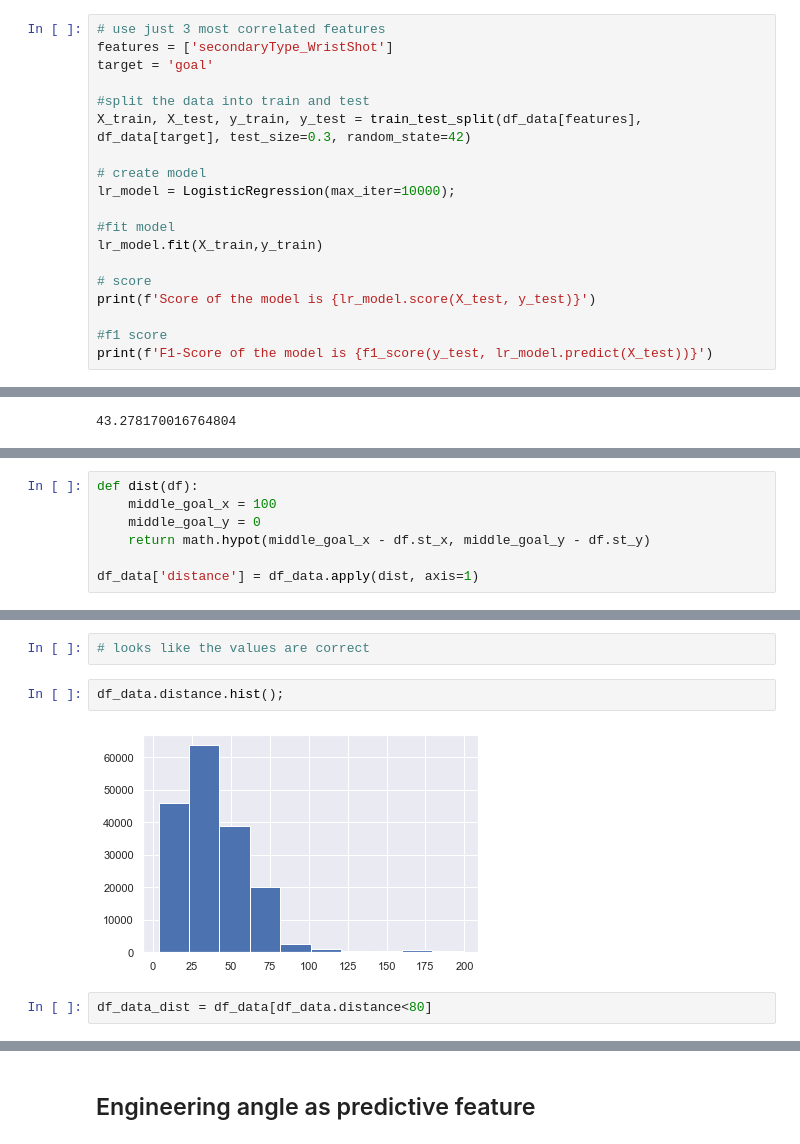
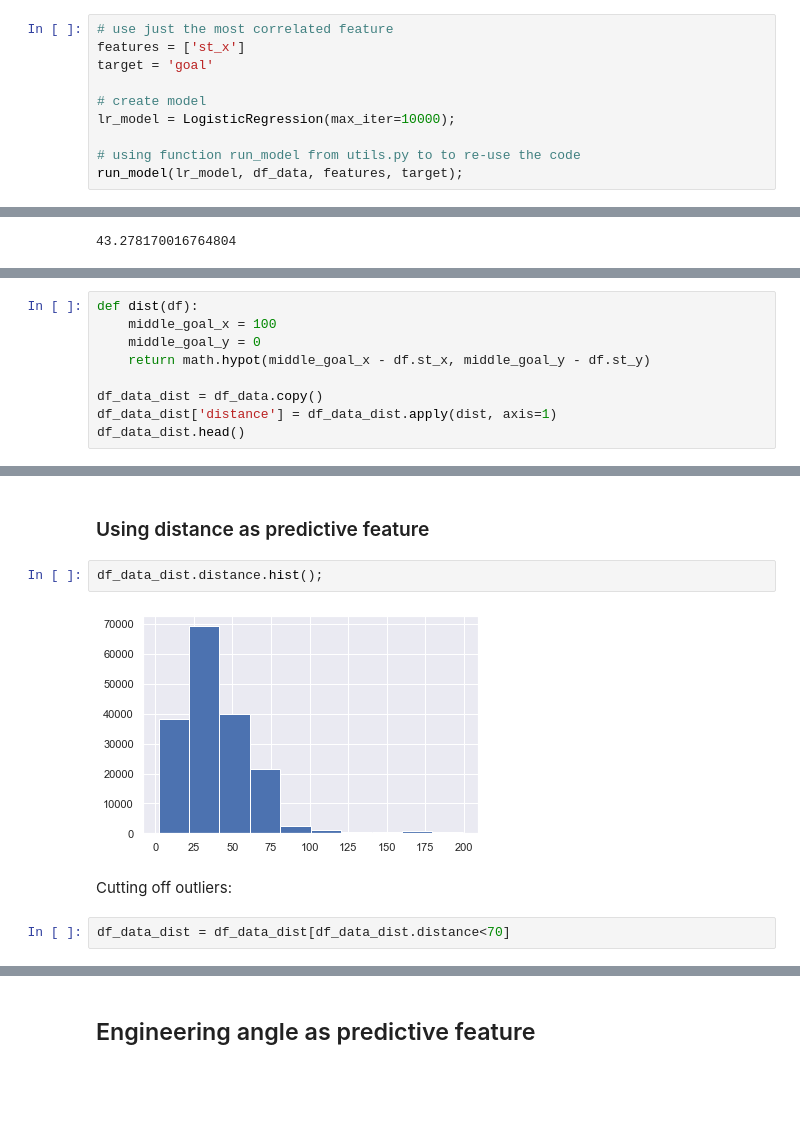
Before and after one commit to rmnng/dsnanocapstone, a Jupyter notebook: 4_nhl_goal_prediction.ipynb, the cells around one changed output, grey strips where cells are left out. Drawn from its saved outputs; the diff is of its cells as text; blank space fills up the shorter version.

```diff
--- a/4_nhl_goal_prediction.ipynb
+++ b/4_nhl_goal_prediction.ipynb
@@ -253,20 +274,11 @@ sns.heatmap(corr, cmap=cmap, vmin=-1, vmax=1, center=0, annot=True, linewidths=1
 # %%
-# use just 3 most correlated features
-features = ['secondaryType_WristShot']
+# use just the most correlated feature
+features = ['st_x']
 target = 'goal'
-
-#split the data into train and test
-X_train, X_test, y_train, y_test = train_test_split(df_data[features], df_data[target], test_size=0.3, random_state=42)
 
 # create model
 lr_model = LogisticRegression(max_iter=10000);
 
-#fit model
-lr_model.fit(X_train,y_train)
-
-# score
-print(f'Score of the model is {lr_model.score(X_test, y_test)}')
-
-#f1 score
-print(f'F1-Score of the model is {f1_score(y_test, lr_model.predict(X_test))}')
+# using function run_model from utils.py to to re-use the code
+run_model(lr_model, df_data, features, target);
 # %% [output]
@@ -355,4 +352,6 @@ def dist(df):
     middle_goal_y = 0
     return math.hypot(middle_goal_x - df.st_x, middle_goal_y - df.st_y)
 
-df_data['distance'] = df_data.apply(dist, axis=1)
+df_data_dist = df_data.copy()
+df_data_dist['distance'] = df_data_dist.apply(dist, axis=1)
+df_data_dist.head()
@@ -368,8 +365,10 @@ df_data.head()
-# %%
-# looks like the values are correct
+# %% [markdown]
+### Using distance as predictive feature
 # %%
-df_data.distance.hist();
+df_data_dist.distance.hist();
 # %% [output]
-[figure, old version]
+[figure, new version]
+# %% [markdown]
+Cutting off outliers:
 # %%
-df_data_dist = df_data[df_data.distance<80]
+df_data_dist = df_data_dist[df_data_dist.distance<70]
```
Also changed, not shown: parts of 88 cells of this notebook, 19 other files.
